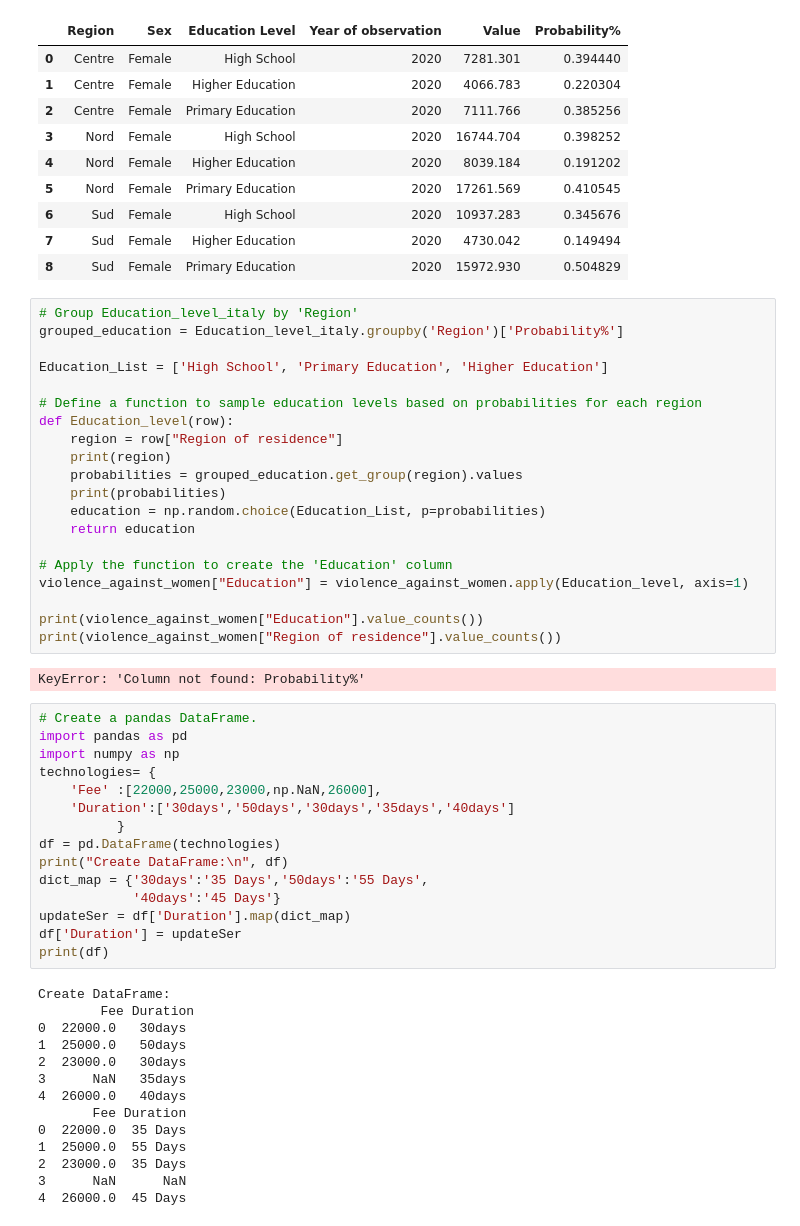
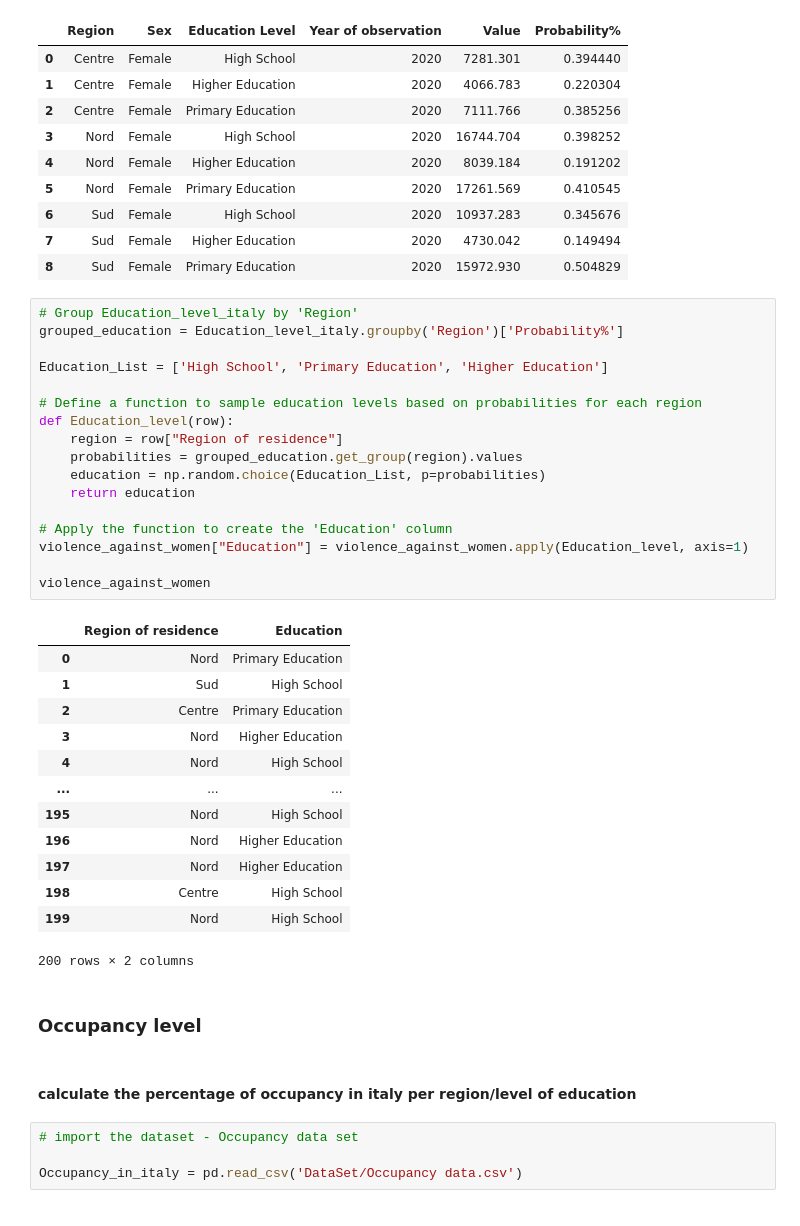
Before and after one commit to Cecilia8989/PfDA_Assignement, a Jupyter notebook: PfDA_Project_1.ipynb, the cells around one changed output. Cells and saved outputs as stored; diff of their text form.

```diff
--- a/PfDA_Project_1.ipynb
+++ b/PfDA_Project_1.ipynb
@@ -491,51 +491,39 @@ Education_level_italy
 # %%
 # Group Education_level_italy by 'Region'
 grouped_education = Education_level_italy.groupby('Region')['Probability%']
 
 Education_List = ['High School', 'Primary Education', 'Higher Education']
 
 # Define a function to sample education levels based on probabilities for each region
 def Education_level(row):
     region = row["Region of residence"]
-    print(region)
     probabilities = grouped_education.get_group(region).values
-    print(probabilities)
     education = np.random.choice(Education_List, p=probabilities)
     return education
 
 # Apply the function to create the 'Education' column
 violence_against_women["Education"] = violence_against_women.apply(Education_level, axis=1)
 
-print(violence_against_women["Education"].value_counts())
-print(violence_against_women["Region of residence"].value_counts())
+violence_against_women
 # %% [output]
+|  | Region of residence | Education |
+| 0 | Nord | Primary Education |
+| 1 | Sud | High School |
+| 2 | Centre | Primary Education |
+| 3 | Nord | Higher Education |
+| 4 | Nord | High School |
+| ... | ... | ... |
+| 195 | Nord | High School |
+| 196 | Nord | Higher Education |
+| 197 | Nord | Higher Education |
+| 198 | Centre | High School |
+| 199 | Nord | High School |
-KeyError: 'Column not found: Probability%'
+200 rows × 2 columns
-# %%
-# Create a pandas DataFrame.
-import pandas as pd
-import numpy as np
-technologies= {
-    'Fee' :[22000,25000,23000,np.NaN,26000],
-    'Duration':['30days','50days','30days','35days','40days']
-          }
-df = pd.DataFrame(technologies)
-print("Create DataFrame:\n", df)
-dict_map = {'30days':'35 Days','50days':'55 Days',
-            '40days':'45 Days'}
-updateSer = df['Duration'].map(dict_map)
-df['Duration'] = updateSer
-print(df)
-# %% [output]
-Create DataFrame:
-        Fee Duration
-0  22000.0   30days
-1  25000.0   50days
-2  23000.0   30days
-3      NaN   35days
-4  26000.0   40days
-       Fee Duration
-0  22000.0  35 Days
-1  25000.0  55 Days
-2  23000.0  35 Days
-3      NaN      NaN
-4  26000.0  45 Days
+# %% [markdown]
+### Occupancy level
+# %% [markdown]
+#### **calculate the percentage of occupancy in italy per region/level of education**
+# %%
+# import the dataset - Occupancy data set
+
+Occupancy_in_italy = pd.read_csv('DataSet/Occupancy data.csv')
```
Also changed, not shown: parts of 4 cells of this notebook, 1 other file.
